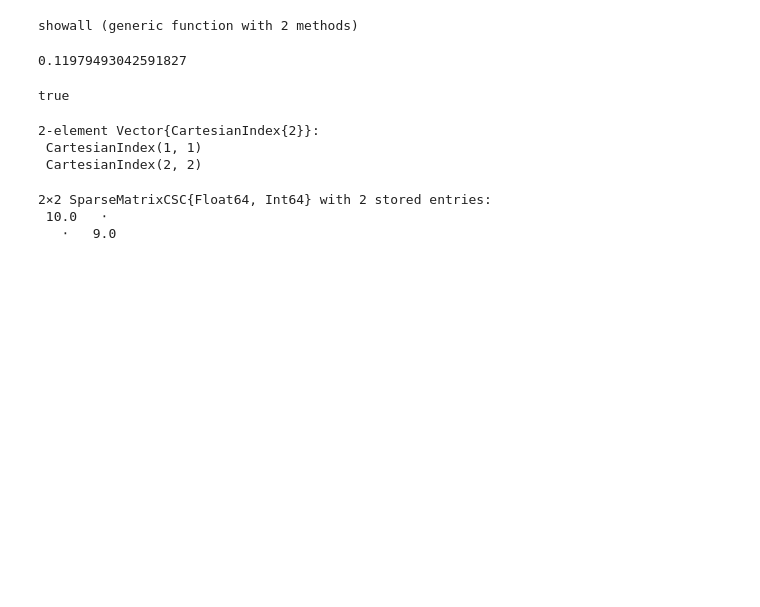
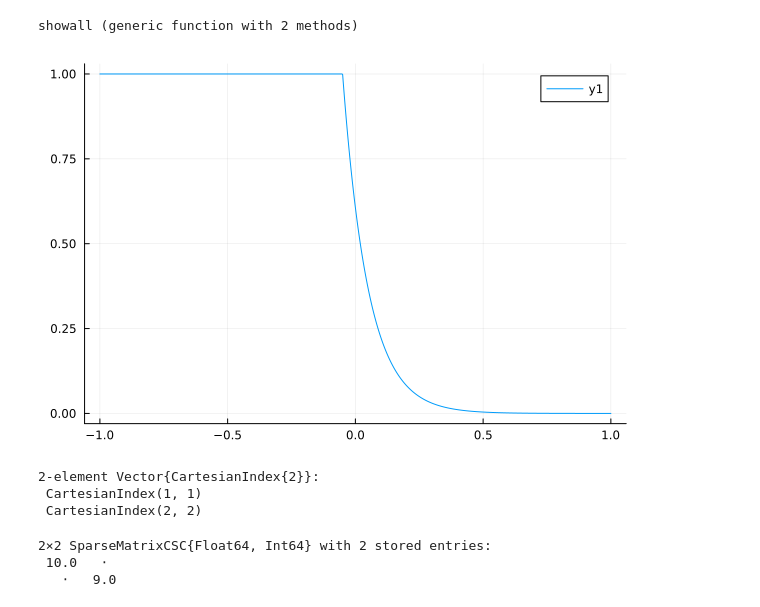
Before and after one commit to tembence/QuantumFurnace.jl, a Jupyter notebook: julia/jl_playground.ipynb, the cells around one changed output. Saved outputs shown, nothing was run; the diff lists cells and outputs as text; code cells hidden in the pictures; blank space fills up the shorter version.

Commit message:
where the hell is the metropolis error for tne energy picture?

```diff
--- a/julia/jl_playground.ipynb
+++ b/julia/jl_playground.ipynb
@@ -17,16 +17,15 @@ function showall(io, x, limit = false)
 end
 # %% [output]
 showall (generic function with 2 methods)
-# %%
-erfc(1.1)
-# %% [output]
-0.11979493042591827
-# %%
-eigvals = [1, 2, 3, 4]
-eigvals_diag = Diagonal(eigvals)
-eigvals_diag^2 == Diagonal(eigvals.^2)
-# %% [output]
-true
+# %%
+w0 = 0.1
+N = 2^10
+beta = 10.
+transition_metro(w) = exp(-beta * max(w + 1/(2 * beta), 0.0))
+energies = range(-1.0, 1.0, N)
+plot(energies, transition_metro.(energies))
+# %% [output]
+[figure, added]
 # %%
 index1 = (1, 2)
 index2 = [[1], [2]]
```
Also changed, not shown: 11 other files.
